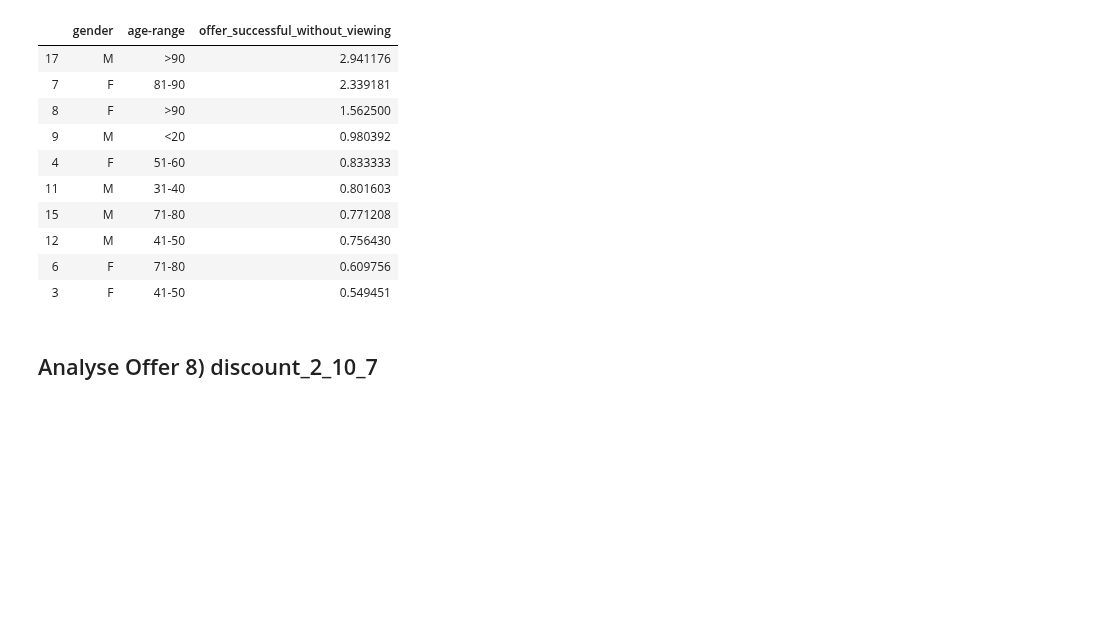
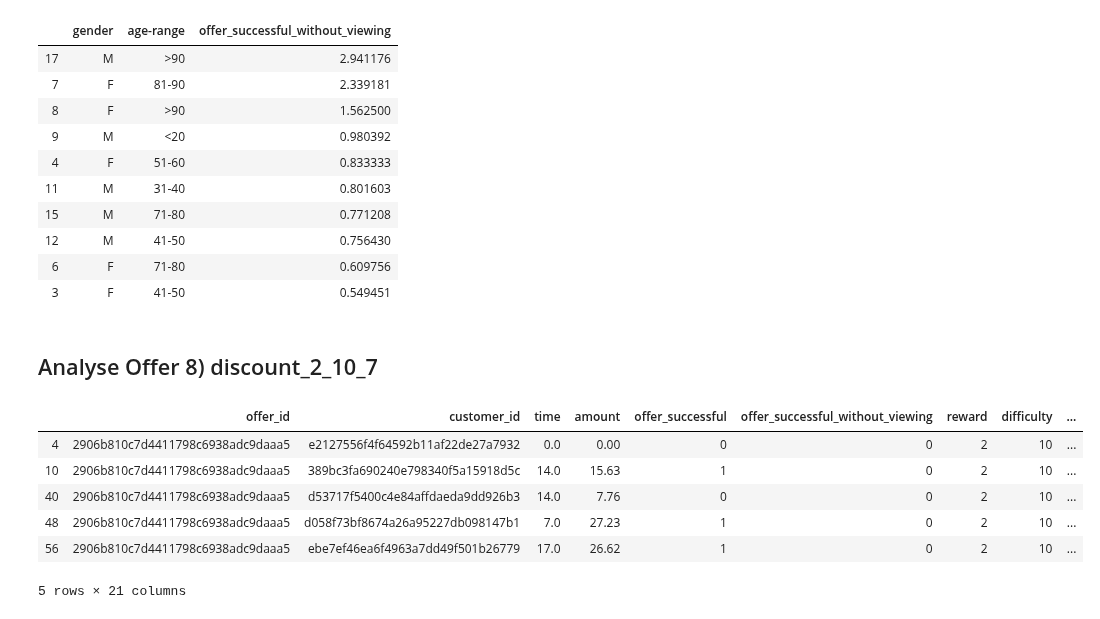
Before and after one commit to amitborkar98/Starbucks-capstone, a Jupyter notebook: Starbucks_Capstone_notebook.ipynb, the cells around one changed output. Cells and saved outputs as stored; diff of their text form; code cells hidden in the pictures; blank space fills up the shorter version.

Commit message:
Analysed offer 8

```diff
--- a/Starbucks_Capstone_notebook.ipynb
+++ b/Starbucks_Capstone_notebook.ipynb
@@ -1057,3 +1057,15 @@ k
 | 3 | F | 41-50 | 0.549451 |
 # %% [markdown]
 ## Analyse Offer 8) discount_2_10_7
+# %%
+offer8 = data[data['offer_name'] == 'discount_2_10_7']
+offer8 = offer8[offer8['gender'] != 'O']
+offer8.head()
+# %% [output]
+|  | offer_id | customer_id | time | amount | offer_successful | offer_successful_without_viewing | reward | difficulty | ... |
+| 4 | 2906b810c7d4411798c6938adc9daaa5 | e2127556f4f64592b11af22de27a7932 | 0.0 | 0.00 | 0 | 0 | 2 | 10 | ... |
+| 10 | 2906b810c7d4411798c6938adc9daaa5 | 389bc3fa690240e798340f5a15918d5c | 14.0 | 15.63 | 1 | 0 | 2 | 10 | ... |
+| 40 | 2906b810c7d4411798c6938adc9daaa5 | d53717f5400c4e84affdaeda9dd926b3 | 14.0 | 7.76 | 0 | 0 | 2 | 10 | ... |
+| 48 | 2906b810c7d4411798c6938adc9daaa5 | d058f73bf8674a26a95227db098147b1 | 7.0 | 27.23 | 1 | 0 | 2 | 10 | ... |
+| 56 | 2906b810c7d4411798c6938adc9daaa5 | ebe7ef46ea6f4963a7dd49f501b26779 | 17.0 | 26.62 | 1 | 0 | 2 | 10 | ... |
+5 rows × 21 columns
```
Also changed, not shown: parts of 4 cells of this notebook.
